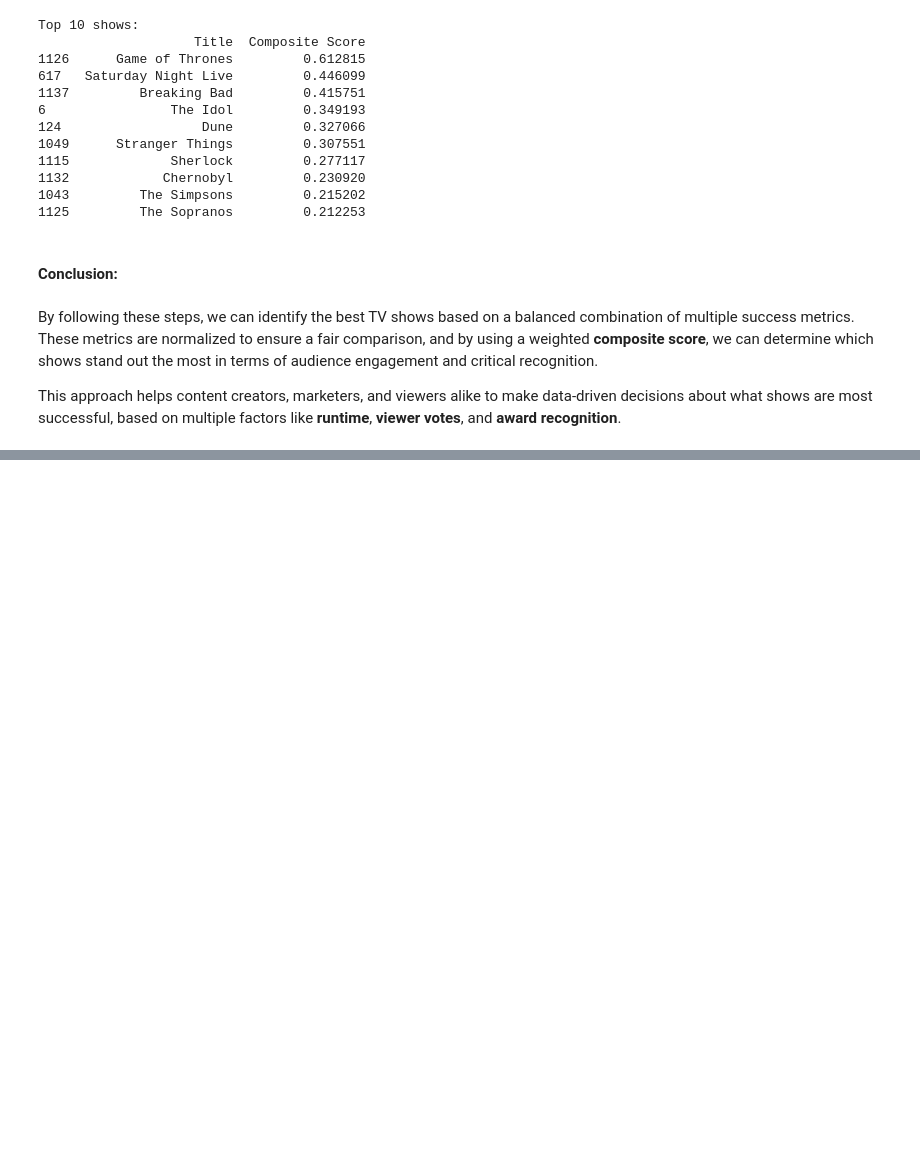
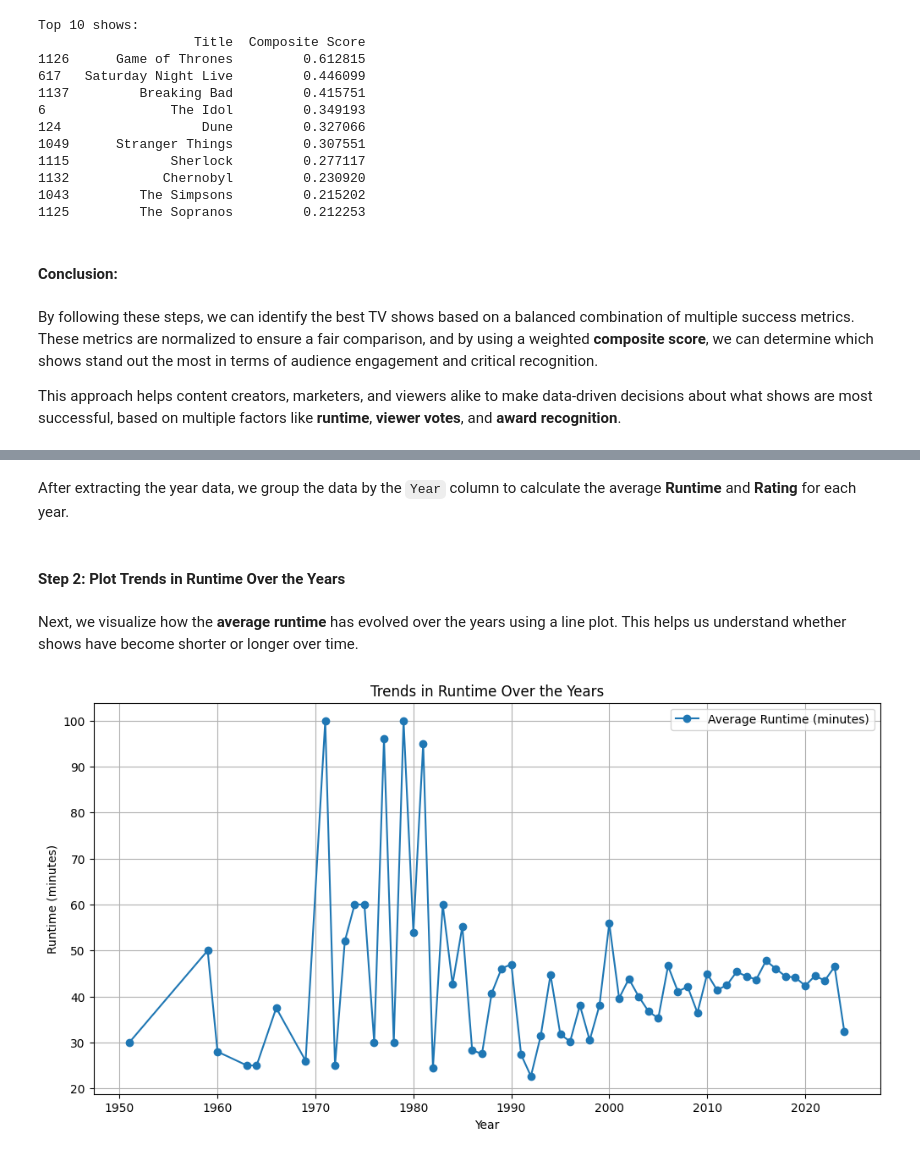
Before and after one commit to Snag69/Data-Science, a Jupyter notebook: answer-question.ipynb, the cells around one changed output, grey strips where cells are left out. Saved outputs shown, nothing was run; the diff lists cells and outputs as text; code cells hidden in the pictures; blank space fills up the shorter version.

```diff
--- a/answer-question.ipynb
+++ b/answer-question.ipynb
@@ -119,0 +130,26 @@ This approach helps content creators, marketers, and viewers alike to make data-
+# %%
+df[['Year', 'end_year']] = df['Years'].str.split(',', expand=True)
+df['Year'] = df['Year'].str.replace('(', '').astype(int)
+df['end_year'] = df['end_year'].str.replace(')', '').str.replace('(', '').str.strip()
+df['end_year'] = pd.to_numeric(df['end_year'], errors='coerce')
+df['end_year'] = df['end_year'].fillna(0).astype(int)
+# %% [markdown]
+After extracting the year data, we group the data by the `Year` column to calculate the average **Runtime** and **Rating** for each year.
+# %%
+grouped_df = df.groupby('Year')[['Runtime', 'Rating']].mean()
+# %% [markdown]
+#### Step 2: Plot Trends in Runtime Over the Years
+# %% [markdown]
+Next, we visualize how the **average runtime** has evolved over the years using a line plot. This helps us understand whether shows have become shorter or longer over time.
+# %%
+# Plot runtime trends over years
+plt.figure(figsize=(12, 6))
+plt.plot(grouped_df.index, grouped_df['Runtime'], marker='o', label='Average Runtime (minutes)')
+plt.xlabel('Year')
+plt.ylabel('Runtime (minutes)')
+plt.title('Trends in Runtime Over the Years')
+plt.legend()
+plt.grid(True)
+plt.show()
+# %% [output]
+[figure, added]
```
Also changed, not shown: parts of 35 cells of this notebook.
